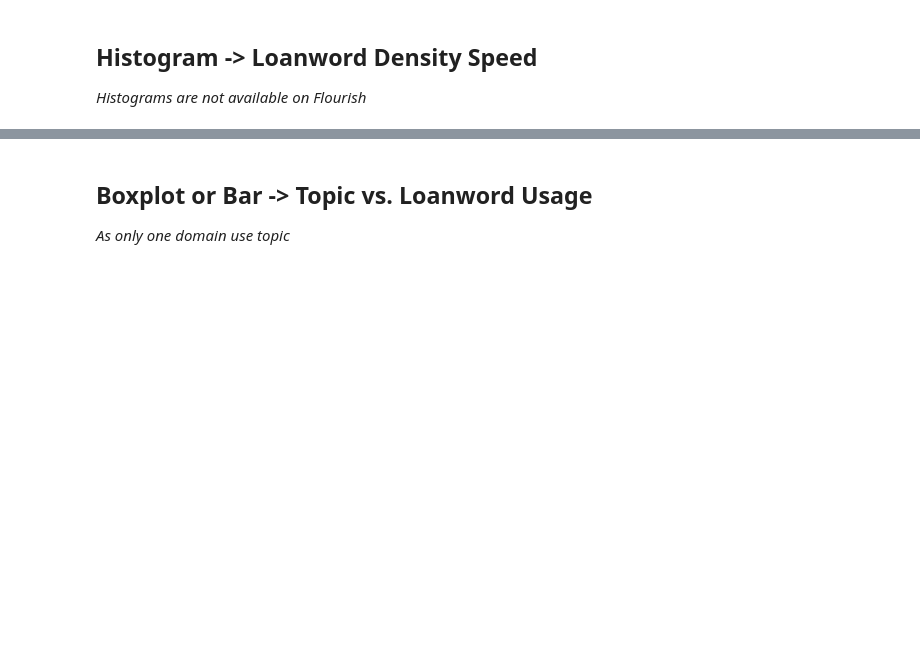
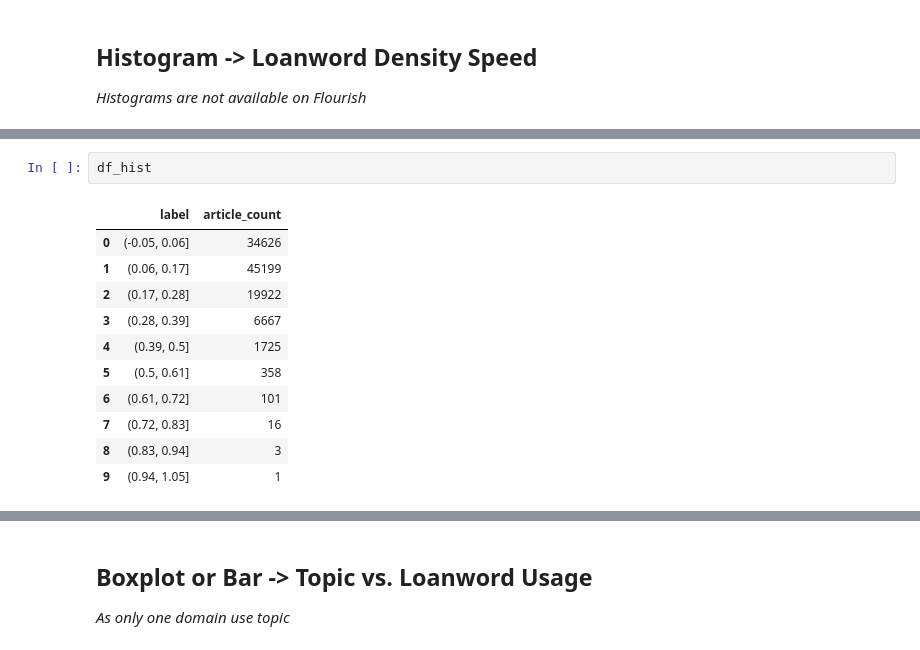
Before and after one commit to halfpintutopia/DA-deutsch-englisch-einfluss, a Jupyter notebook: flourish_data/flourish_data.ipynb, the cells around one changed output, grey strips where cells are left out. Drawn from its saved outputs; the diff is of its cells as text; blank space fills up the shorter version.

```diff
--- a/flourish_data/flourish_data.ipynb
+++ b/flourish_data/flourish_data.ipynb
@@ -42,0 +85,14 @@ df_hist.to_csv("loanword_density_histogram.csv", index=False)
+# %%
+df_hist
+# %% [output]
+|  | label | article_count |
+| 0 | (-0.05, 0.06] | 34626 |
+| 1 | (0.06, 0.17] | 45199 |
+| 2 | (0.17, 0.28] | 19922 |
+| 3 | (0.28, 0.39] | 6667 |
+| 4 | (0.39, 0.5] | 1725 |
+| 5 | (0.5, 0.61] | 358 |
+| 6 | (0.61, 0.72] | 101 |
+| 7 | (0.72, 0.83] | 16 |
+| 8 | (0.83, 0.94] | 3 |
+| 9 | (0.94, 1.05] | 1 |
```
Also changed, not shown: parts of 12 cells of this notebook, 1 other file.
